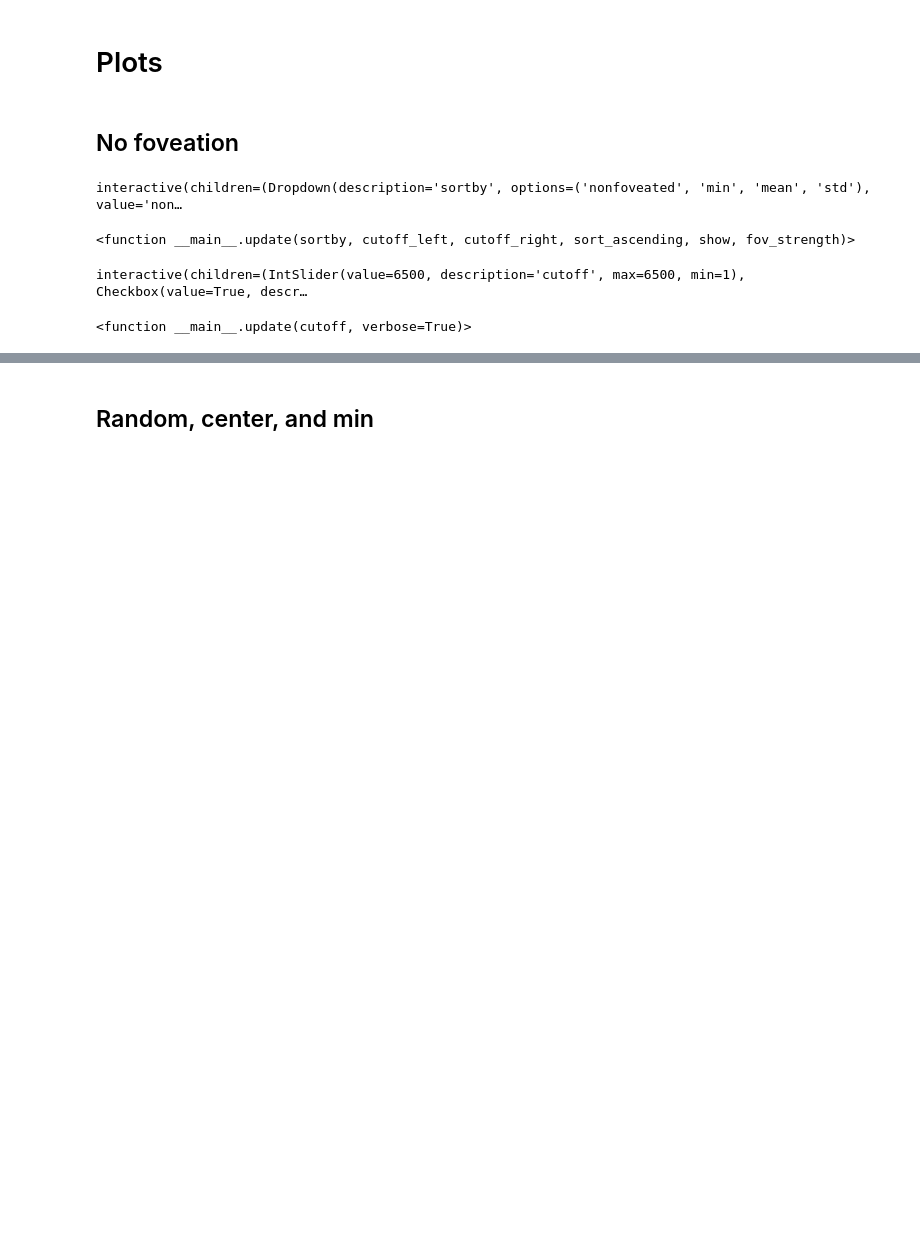
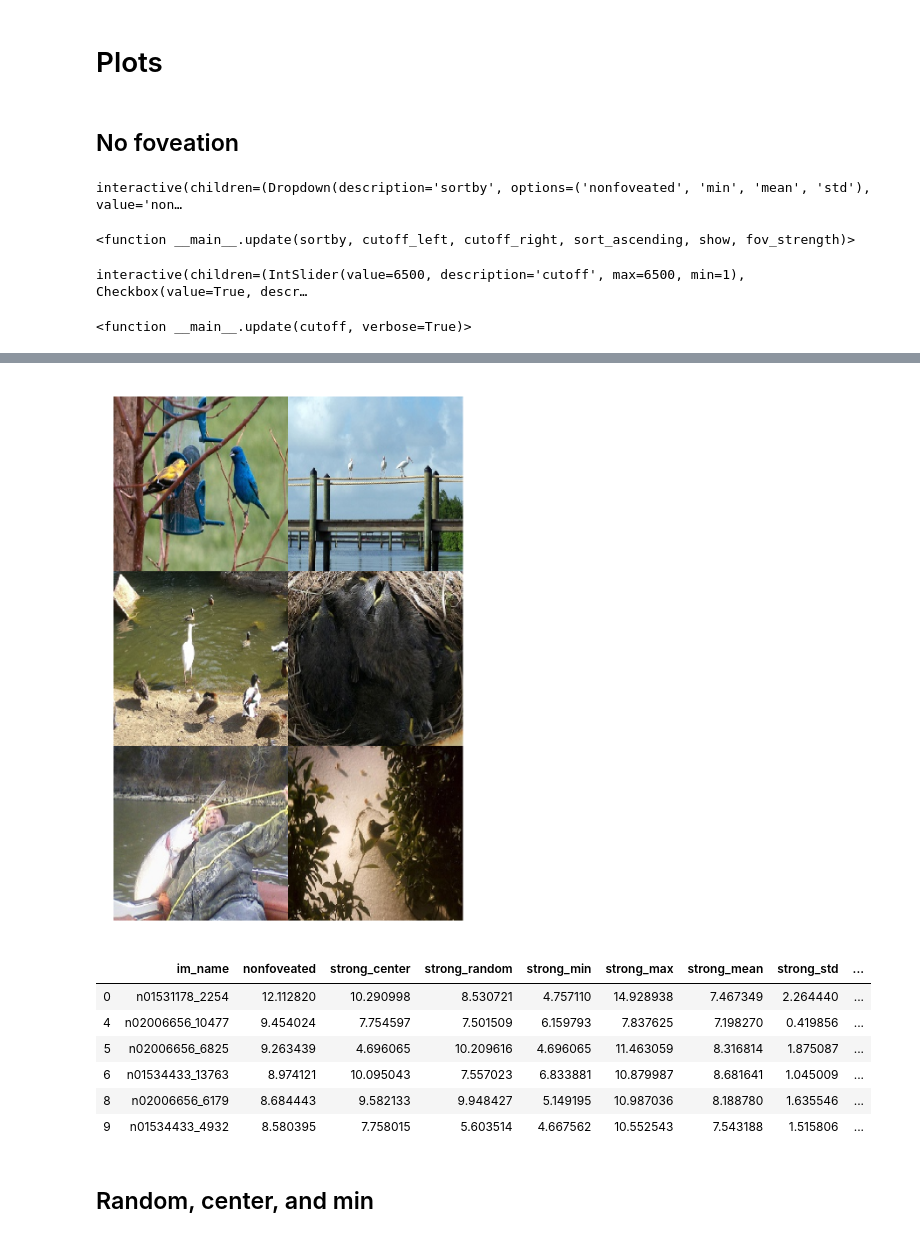
Before and after one commit to JohanvandenHeuvel/UsingASecondaryNetworkForFoveationInComputerVision, a Jupyter notebook: analysis.ipynb, the cells around one changed output, grey strips where cells are left out. Cells and saved outputs as stored; diff of their text form; code cells hidden in the pictures; blank space fills up the shorter version.

```diff
--- a/analysis.ipynb
+++ b/analysis.ipynb
@@ -186,3 +250,36 @@ plt.show()
+# %%
+nrow = 3
+ncol = 2
+
+fig = plt.figure(figsize=(ncol+1, nrow+1), dpi=400)
+
+gs = gridspec.GridSpec(nrow, ncol,
+         wspace=0.0, hspace=0.0,
+         top=1.-0.5/(nrow+1), bottom=0.5/(nrow+1),
+         left=0.5/(ncol+1), right=1-0.5/(ncol+1))
+
+for i in range(nrow):
+    for j in range(ncol):
+        im = images_better[i*ncol+j]
+        RGB_img = cv2.cvtColor(im, cv2.COLOR_BGR2RGB)
+        ax= plt.subplot(gs[i,j])
+        ax.imshow(RGB_img)
+        ax.axis('off')
+
+#plt.tight_layout() # do not use this!!
+fig.savefig("images/better", bbox_inches='tight')
+plt.show()
+
+betterFoveated
+# %% [output]
+[figure, added]
+|  | im_name | nonfoveated | strong_center | strong_random | strong_min | strong_max | strong_mean | strong_std | ... |
+| 0 | n01531178_2254 | 12.112820 | 10.290998 | 8.530721 | 4.757110 | 14.928938 | 7.467349 | 2.264440 | ... |
+| 4 | n02006656_10477 | 9.454024 | 7.754597 | 7.501509 | 6.159793 | 7.837625 | 7.198270 | 0.419856 | ... |
+| 5 | n02006656_6825 | 9.263439 | 4.696065 | 10.209616 | 4.696065 | 11.463059 | 8.316814 | 1.875087 | ... |
+| 6 | n01534433_13763 | 8.974121 | 10.095043 | 7.557023 | 6.833881 | 10.879987 | 8.681641 | 1.045009 | ... |
+| 8 | n02006656_6179 | 8.684443 | 9.582133 | 9.948427 | 5.149195 | 10.987036 | 8.188780 | 1.635546 | ... |
+| 9 | n01534433_4932 | 8.580395 | 7.758015 | 5.603514 | 4.667562 | 10.552543 | 7.543188 | 1.515806 | ... |
 # %% [markdown]
 ## Random, center, and min
 # %%
```
Also changed, not shown: parts of 8 cells of this notebook.
